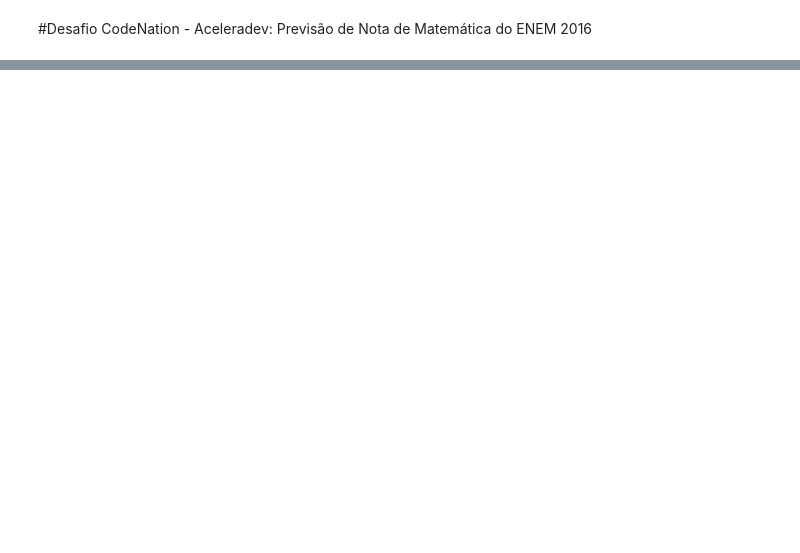
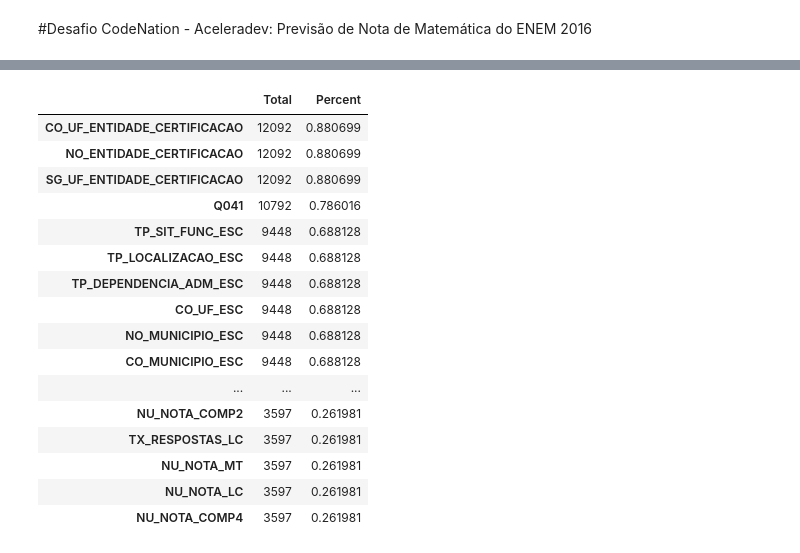
Before and after one commit to EderBraz/Codenation_Enem_2016, a Jupyter notebook: Enem_2016.ipynb, the cells around one changed output, grey strips where cells are left out. Cells and saved outputs as stored; diff of their text form; code cells hidden in the pictures; blank space fills up the shorter version.

```diff
--- a/Enem_2016.ipynb
+++ b/Enem_2016.ipynb
@@ -17,0 +47,24 @@ import xgboost as xgb
+# %%
+#search for null values
+total = df_train.isnull().sum().sort_values(ascending=False)
+percent = (df_train.isnull().sum()/df_train.isnull().count()).sort_values(ascending=False)
+missing_data = pd.concat([total, percent], axis=1, keys=['Total', 'Percent'])
+missing_data.head(30)
+# %% [output]
+|  | Total | Percent |
+| CO_UF_ENTIDADE_CERTIFICACAO | 12092 | 0.880699 |
+| NO_ENTIDADE_CERTIFICACAO | 12092 | 0.880699 |
+| SG_UF_ENTIDADE_CERTIFICACAO | 12092 | 0.880699 |
+| Q041 | 10792 | 0.786016 |
+| TP_SIT_FUNC_ESC | 9448 | 0.688128 |
+| TP_LOCALIZACAO_ESC | 9448 | 0.688128 |
+| TP_DEPENDENCIA_ADM_ESC | 9448 | 0.688128 |
+| CO_UF_ESC | 9448 | 0.688128 |
+| NO_MUNICIPIO_ESC | 9448 | 0.688128 |
+| CO_MUNICIPIO_ESC | 9448 | 0.688128 |
+| ... | ... | ... |
+| NU_NOTA_COMP2 | 3597 | 0.261981 |
+| TX_RESPOSTAS_LC | 3597 | 0.261981 |
+| NU_NOTA_MT | 3597 | 0.261981 |
+| NU_NOTA_LC | 3597 | 0.261981 |
+| NU_NOTA_COMP4 | 3597 | 0.261981 |
```
Also changed, not shown: parts of 38 cells of this notebook.
